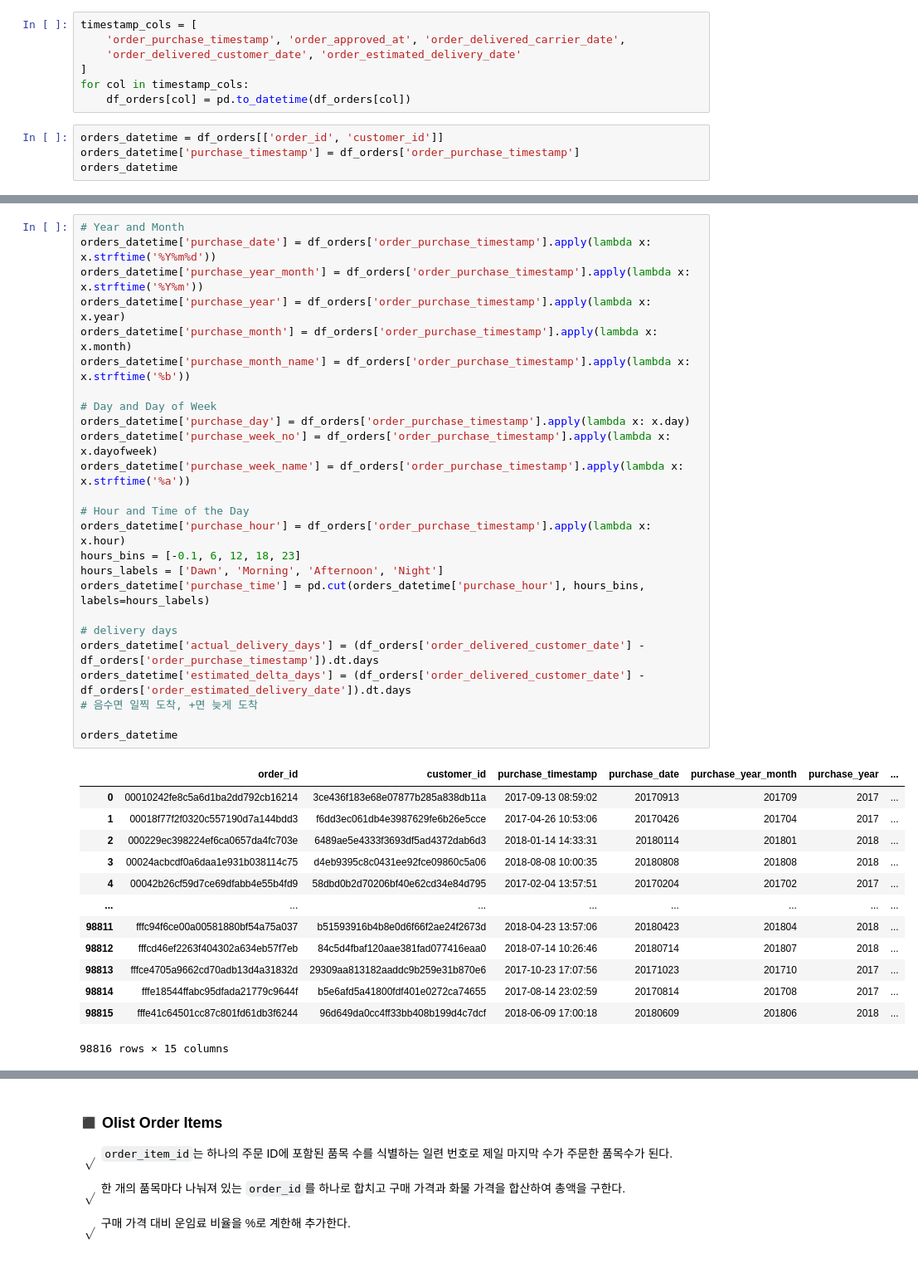
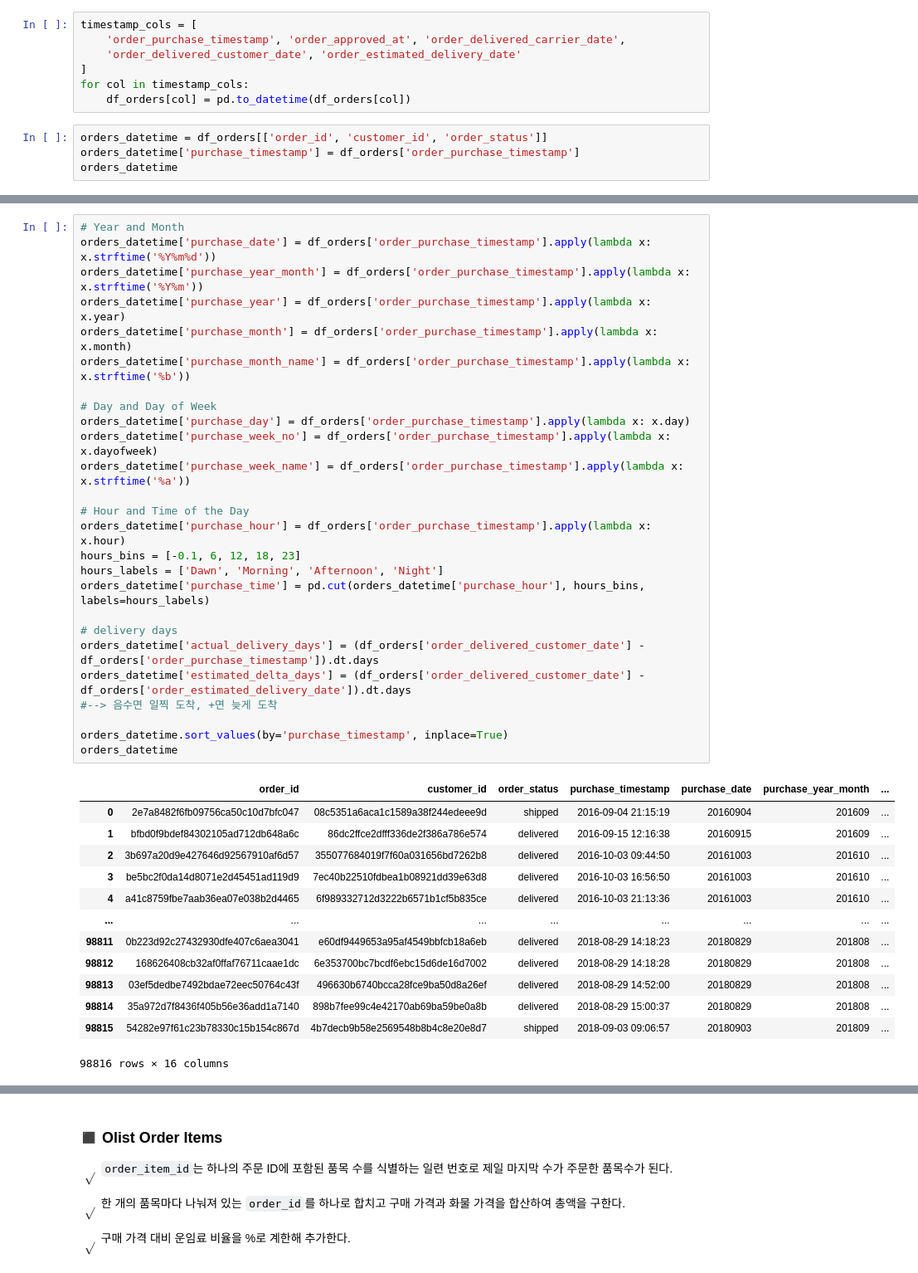
Before and after one commit to ElaYJ/Study_Machine_Learning, a Jupyter notebook: Project/OlistEDA_ML_sonyunjae.ipynb, the cells around one changed output, grey strips where cells are left out. Shown at 83% size. Drawn from its saved outputs; the diff is of its cells as text.

```diff
--- a/Project/OlistEDA_ML_sonyunjae.ipynb
+++ b/Project/OlistEDA_ML_sonyunjae.ipynb
@@ -66,7 +67,7 @@ timestamp_cols = [
 for col in timestamp_cols:
     df_orders[col] = pd.to_datetime(df_orders[col])
 # %%
-orders_datetime = df_orders[['order_id', 'customer_id']]
+orders_datetime = df_orders[['order_id', 'customer_id', 'order_status']]
 orders_datetime['purchase_timestamp'] = df_orders['order_purchase_timestamp']
 orders_datetime
 # %% [output]
@@ -86,39 +87,40 @@ orders_datetime
 # %%
 # Year and Month
 orders_datetime['purchase_date'] = df_orders['order_purchase_timestamp'].apply(lambda x: x.strftime('%Y%m%d'))
 orders_datetime['purchase_year_month'] = df_orders['order_purchase_timestamp'].apply(lambda x: x.strftime('%Y%m'))
 orders_datetime['purchase_year'] = df_orders['order_purchase_timestamp'].apply(lambda x: x.year)
 orders_datetime['purchase_month'] = df_orders['order_purchase_timestamp'].apply(lambda x: x.month)
 orders_datetime['purchase_month_name'] = df_orders['order_purchase_timestamp'].apply(lambda x: x.strftime('%b'))
 
 # Day and Day of Week
 orders_datetime['purchase_day'] = df_orders['order_purchase_timestamp'].apply(lambda x: x.day)
 orders_datetime['purchase_week_no'] = df_orders['order_purchase_timestamp'].apply(lambda x: x.dayofweek)
 orders_datetime['purchase_week_name'] = df_orders['order_purchase_timestamp'].apply(lambda x: x.strftime('%a'))
 
 # Hour and Time of the Day
 orders_datetime['purchase_hour'] = df_orders['order_purchase_timestamp'].apply(lambda x: x.hour)
 hours_bins = [-0.1, 6, 12, 18, 23]
 hours_labels = ['Dawn', 'Morning', 'Afternoon', 'Night']
 orders_datetime['purchase_time'] = pd.cut(orders_datetime['purchase_hour'], hours_bins, labels=hours_labels)
 
 # delivery days
 orders_datetime['actual_delivery_days'] = (df_orders['order_delivered_customer_date'] - df_orders['order_purchase_timestamp']).dt.days
 orders_datetime['estimated_delta_days'] = (df_orders['order_delivered_customer_date'] - df_orders['order_estimated_delivery_date']).dt.days
-# 음수면 일찍 도착, +면 늦게 도착
+#--> 음수면 일찍 도착, +면 늦게 도착
 
+orders_datetime.sort_values(by='purchase_timestamp', inplace=True)
 orders_datetime
 # %% [output]
-|  | order_id | customer_id | purchase_timestamp | purchase_date | purchase_year_month | purchase_year | ... |
-| 0 | 00010242fe8c5a6d1ba2dd792cb16214 | 3ce436f183e68e07877b285a838db11a | 2017-09-13 08:59:02 | 20170913 | 201709 | 2017 | ... |
-| 1 | 00018f77f2f0320c557190d7a144bdd3 | f6dd3ec061db4e3987629fe6b26e5cce | 2017-04-26 10:53:06 | 20170426 | 201704 | 2017 | ... |
-| 2 | 000229ec398224ef6ca0657da4fc703e | 6489ae5e4333f3693df5ad4372dab6d3 | 2018-01-14 14:33:31 | 20180114 | 201801 | 2018 | ... |
-| 3 | 00024acbcdf0a6daa1e931b038114c75 | d4eb9395c8c0431ee92fce09860c5a06 | 2018-08-08 10:00:35 | 20180808 | 201808 | 2018 | ... |
-| 4 | 00042b26cf59d7ce69dfabb4e55b4fd9 | 58dbd0b2d70206bf40e62cd34e84d795 | 2017-02-04 13:57:51 | 20170204 | 201702 | 2017 | ... |
+|  | order_id | customer_id | order_status | purchase_timestamp | purchase_date | purchase_year_month | ... |
+| 0 | 2e7a8482f6fb09756ca50c10d7bfc047 | 08c5351a6aca1c1589a38f244edeee9d | shipped | 2016-09-04 21:15:19 | 20160904 | 201609 | ... |
+| 1 | bfbd0f9bdef84302105ad712db648a6c | 86dc2ffce2dfff336de2f386a786e574 | delivered | 2016-09-15 12:16:38 | 20160915 | 201609 | ... |
+| 2 | 3b697a20d9e427646d92567910af6d57 | 355077684019f7f60a031656bd7262b8 | delivered | 2016-10-03 09:44:50 | 20161003 | 201610 | ... |
+| 3 | be5bc2f0da14d8071e2d45451ad119d9 | 7ec40b22510fdbea1b08921dd39e63d8 | delivered | 2016-10-03 16:56:50 | 20161003 | 201610 | ... |
+| 4 | a41c8759fbe7aab36ea07e038b2d4465 | 6f989332712d3222b6571b1cf5b835ce | delivered | 2016-10-03 21:13:36 | 20161003 | 201610 | ... |
 | ... | ... | ... | ... | ... | ... | ... | ... |
-| 98811 | fffc94f6ce00a00581880bf54a75a037 | b51593916b4b8e0d6f66f2ae24f2673d | 2018-04-23 13:57:06 | 20180423 | 201804 | 2018 | ... |
-| 98812 | fffcd46ef2263f404302a634eb57f7eb | 84c5d4fbaf120aae381fad077416eaa0 | 2018-07-14 10:26:46 | 20180714 | 201807 | 2018 | ... |
-| 98813 | fffce4705a9662cd70adb13d4a31832d | 29309aa813182aaddc9b259e31b870e6 | 2017-10-23 17:07:56 | 20171023 | 201710 | 2017 | ... |
-| 98814 | fffe18544ffabc95dfada21779c9644f | b5e6afd5a41800fdf401e0272ca74655 | 2017-08-14 23:02:59 | 20170814 | 201708 | 2017 | ... |
-| 98815 | fffe41c64501cc87c801fd61db3f6244 | 96d649da0cc4ff33bb408b199d4c7dcf | 2018-06-09 17:00:18 | 20180609 | 201806 | 2018 | ... |
+| 98811 | 0b223d92c27432930dfe407c6aea3041 | e60df9449653a95af4549bbfcb18a6eb | delivered | 2018-08-29 14:18:23 | 20180829 | 201808 | ... |
+| 98812 | 168626408cb32af0ffaf76711caae1dc | 6e353700bc7bcdf6ebc15d6de16d7002 | delivered | 2018-08-29 14:18:28 | 20180829 | 201808 | ... |
+| 98813 | 03ef5dedbe7492bdae72eec50764c43f | 496630b6740bcca28fce9ba50d8a26ef | delivered | 2018-08-29 14:52:00 | 20180829 | 201808 | ... |
+| 98814 | 35a972d7f8436f405b56e36add1a7140 | 898b7fee99c4e42170ab69ba59be0a8b | delivered | 2018-08-29 15:00:37 | 20180829 | 201808 | ... |
+| 98815 | 54282e97f61c23b78330c15b154c867d | 4b7decb9b58e2569548b8b4c8e20e8d7 | shipped | 2018-09-03 09:06:57 | 20180903 | 201809 | ... |
-98816 rows × 15 columns
+98816 rows × 16 columns
```
Also changed, not shown: parts of 136 cells of this notebook, 1 other file.
